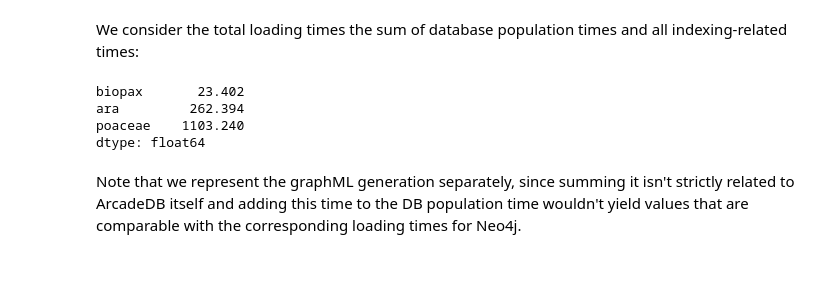
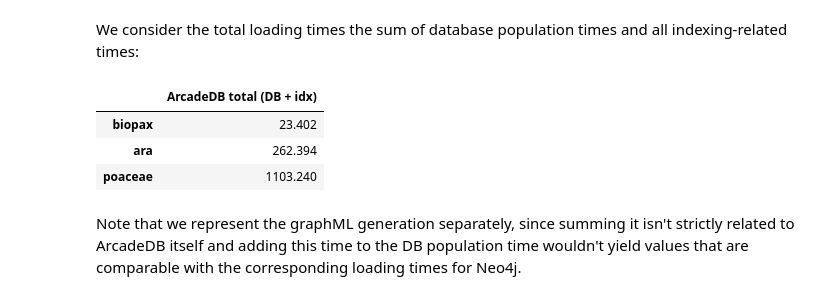
Before and after one commit to Rothamsted/graphdb-benchmarks, a Jupyter notebook: results/loading-results.ipynb, the cells around one changed output. Saved outputs shown, nothing was run; the diff lists cells and outputs as text; code cells hidden in the pictures; blank space fills up the shorter version.

```diff
--- a/results/loading-results.ipynb
+++ b/results/loading-results.ipynb
@@ -122,12 +122,13 @@ We consider the total loading times the sum of database population times and all
 # %%
 arcade_loading = pd.Series ( arcade_load ) + arcade_idx
 arcade_loading.index = datasets
 arcade_loading
+pd.DataFrame ( { "ArcadeDB total (DB + idx)": arcade_loading } )
 # %% [output]
-biopax       23.402
-ara         262.394
-poaceae    1103.240
-dtype: float64
+|  | ArcadeDB total (DB + idx) |
+| biopax | 23.402 |
+| ara | 262.394 |
+| poaceae | 1103.240 |
 # %% [markdown]
 Note that we represent the graphML generation separately, since summing it isn't strictly related to ArcadeDB itself and adding this time to the DB population time wouldn't yield values that are comparable with the corresponding loading times for Neo4j.
 # %% [markdown]
```
Also changed, not shown: parts of 3 cells of this notebook, 13 other files.
